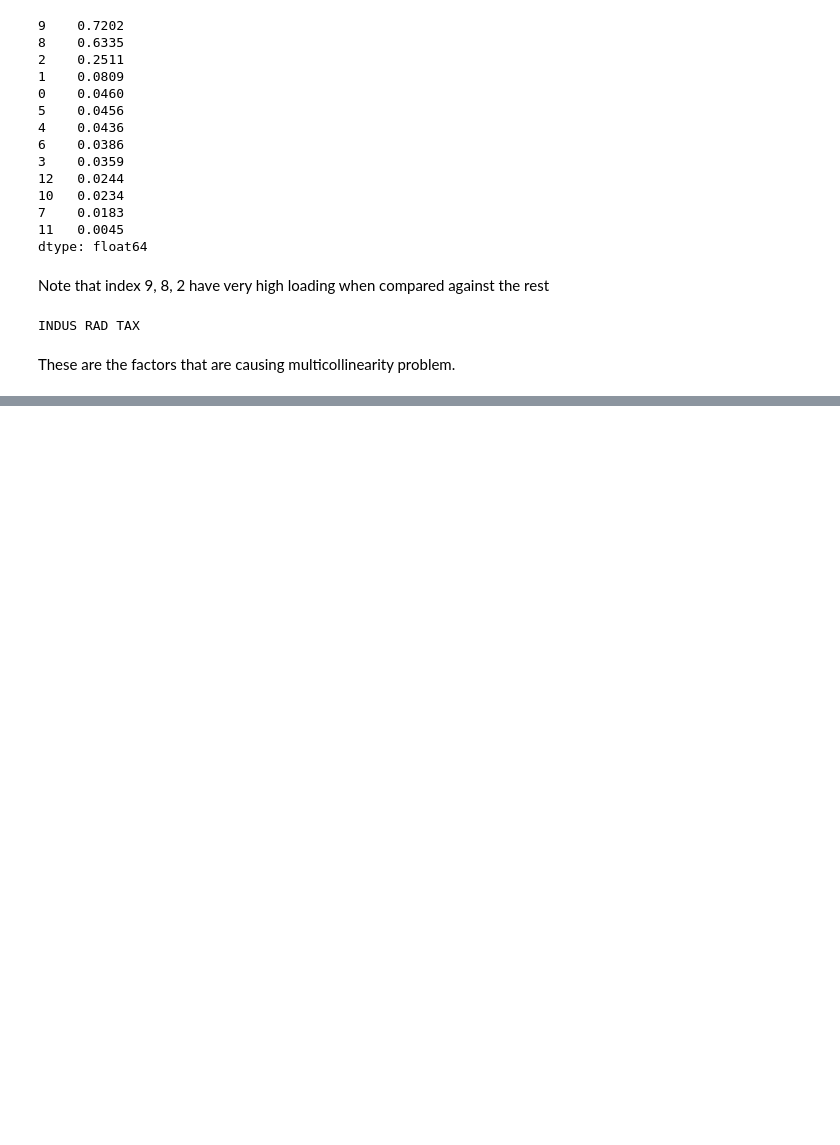
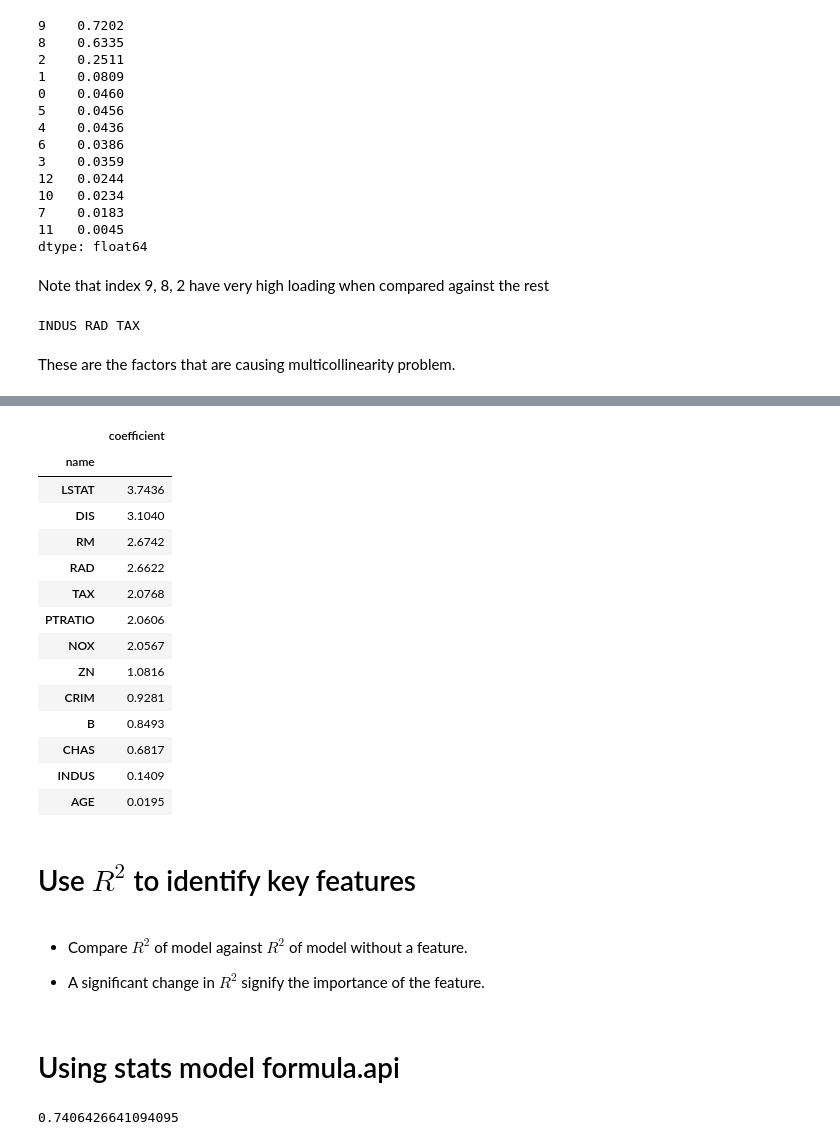
Before and after one commit to adityagupta1921997/House-Price-Prediction, a Jupyter notebook: Code/House Price Prediction.ipynb, the cells around one changed output, grey strips where cells are left out. Drawn from its saved outputs; the diff is of its cells as text; code cells hidden in the pictures; blank space fills up the shorter version.

```diff
--- a/Code/House Price Prediction.ipynb
+++ b/Code/House Price Prediction.ipynb
@@ -388,0 +418,32 @@ These are the factors that are causing multicollinearity problem.
+# %%
+from sklearn.preprocessing import StandardScaler
+from sklearn.pipeline import make_pipeline
+scaler = StandardScaler()
+Stand_coef_linear_reg = make_pipeline(scaler, model)
+# %%
+Stand_coef_linear_reg.fit(X,y)
+result = pd.DataFrame(list(zip(Stand_coef_linear_reg.steps[1][1].coef_, df.columns)),
+                      columns=['coefficient', 'name']).set_index('name')
+np.abs(result).sort_values(by='coefficient', ascending=False)
+# %% [output]
+|  | coefficient |
+| name |  |
+| LSTAT | 3.7436 |
+| DIS | 3.1040 |
+| RM | 2.6742 |
+| RAD | 2.6622 |
+| TAX | 2.0768 |
+| PTRATIO | 2.0606 |
+| NOX | 2.0567 |
+| ZN | 1.0816 |
+| CRIM | 0.9281 |
+| B | 0.8493 |
+| CHAS | 0.6817 |
+| INDUS | 0.1409 |
+| AGE | 0.0195 |
+# %% [markdown]
+# Use $R^2$ to identify key features
+# %% [markdown]
+* Compare $R^2$ of model against $R^2$ of model without a feature.
+
+* A significant change in $R^2$ signify the importance of the feature.
@@ -388,0 +452,9 @@ These are the factors that are causing multicollinearity problem.
+# %% [markdown]
+# Using stats model formula.api
+# %%
+linear_reg = smf.ols(formula = 'y ~ CRIM + ZN + INDUS + CHAS + NOX + RM + AGE + DIS + RAD + TAX + PTRATIO + B + LSTAT',
+              data=df)
+benchmark = linear_reg.fit()
+r2_score(y, benchmark.predict(df))
+# %% [output]
+0.7406426641094095
```
Also changed, not shown: parts of 14 cells of this notebook.
